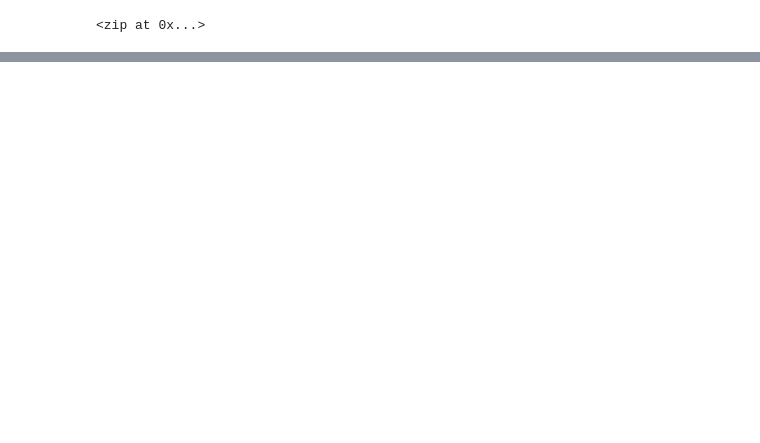
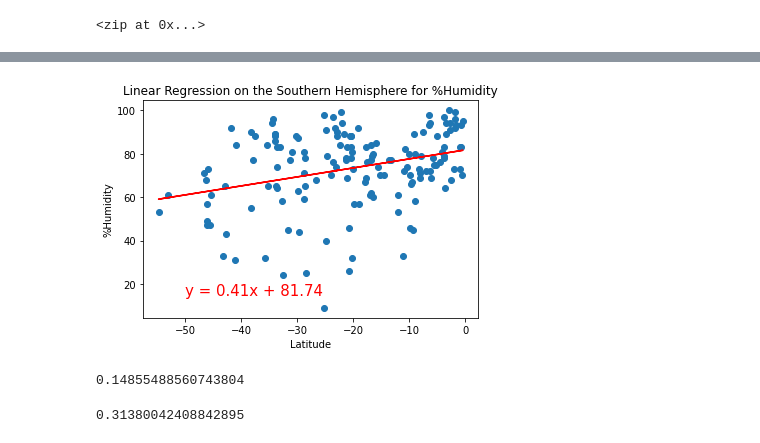
Before and after one commit to bratrudb/World_Weather_Analysis, a Jupyter notebook: WeatherPy.ipynb, the cells around one changed output, grey strips where cells are left out. Saved outputs shown, nothing was run; the diff lists cells and outputs as text; code cells hidden in the pictures; blank space fills up the shorter version.

```diff
--- a/WeatherPy.ipynb
+++ b/WeatherPy.ipynb
@@ -204,0 +337,21 @@ plt.show()
+# %%
+# Linear regression on the Southern Hemisphere
+x_values = southern_hemi_df["Lat"]
+y_values = southern_hemi_df["Humidity"]
+title = "Linear Regression on the Southern Hemisphere for %Humidity"
+y_label = "%Humidity"
+text_coordinates = (-50,15)
+# Call the function.
+plot_linear_regression(x_values, y_values, title, y_label, text_coordinates)
+# %% [output]
+[figure, added]
+# %%
+(slope, intercept, r_value, p_value, std_err) = linregress(northern_hemi_df["Lat"], northern_hemi_df["Humidity"])
+print(r_value)
+# %% [output]
+0.14855488560743804
+# %%
+(slope, intercept, r_value, p_value, std_err) = linregress(southern_hemi_df["Lat"], southern_hemi_df["Humidity"])
+print(r_value)
+# %% [output]
+0.31380042408842895
```
Also changed, not shown: parts of 27 cells of this notebook, 7 other files.
